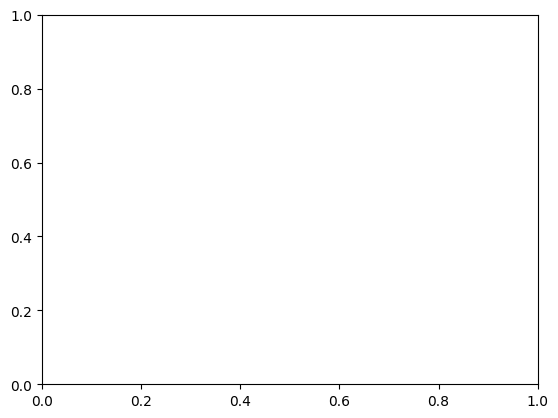
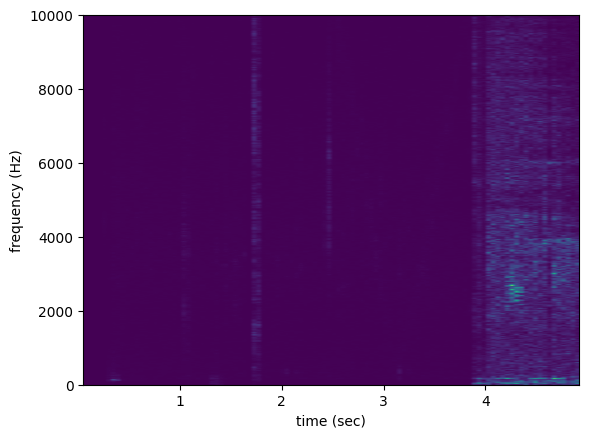
The notebook cell's code change between the first figure and the second:
--- before
+++ after
@@ -1,2 +1 @@
-fig, ax = plot_recording(5)
-plt.show()
+plot_recording(5)

Commit: Updated Spectrogram